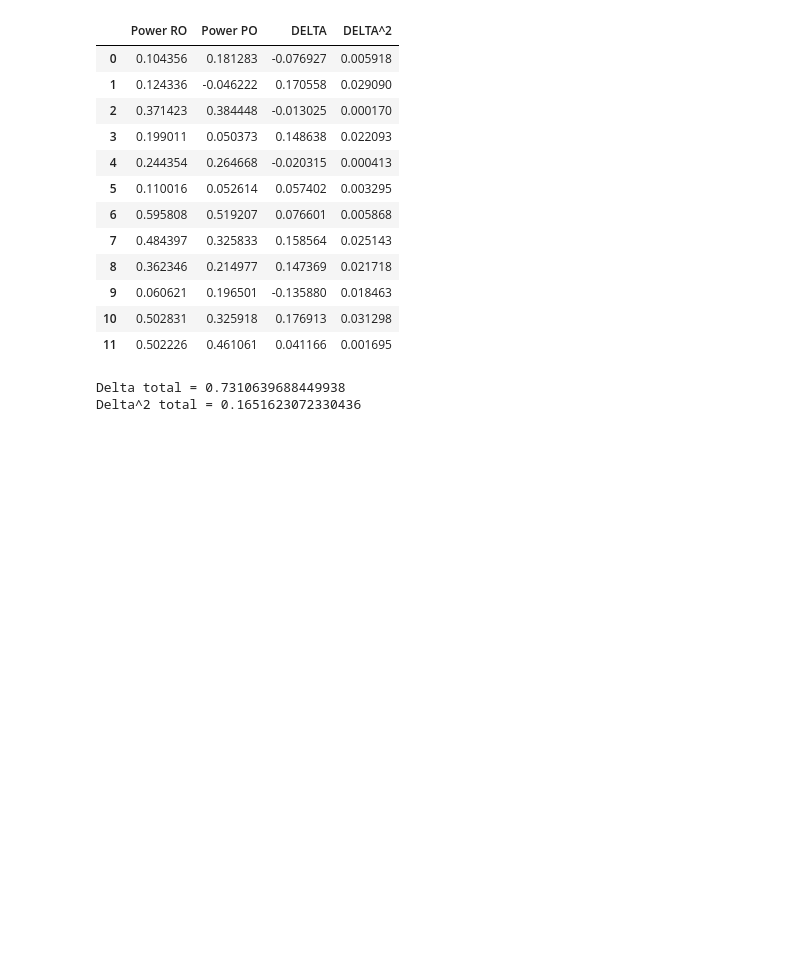
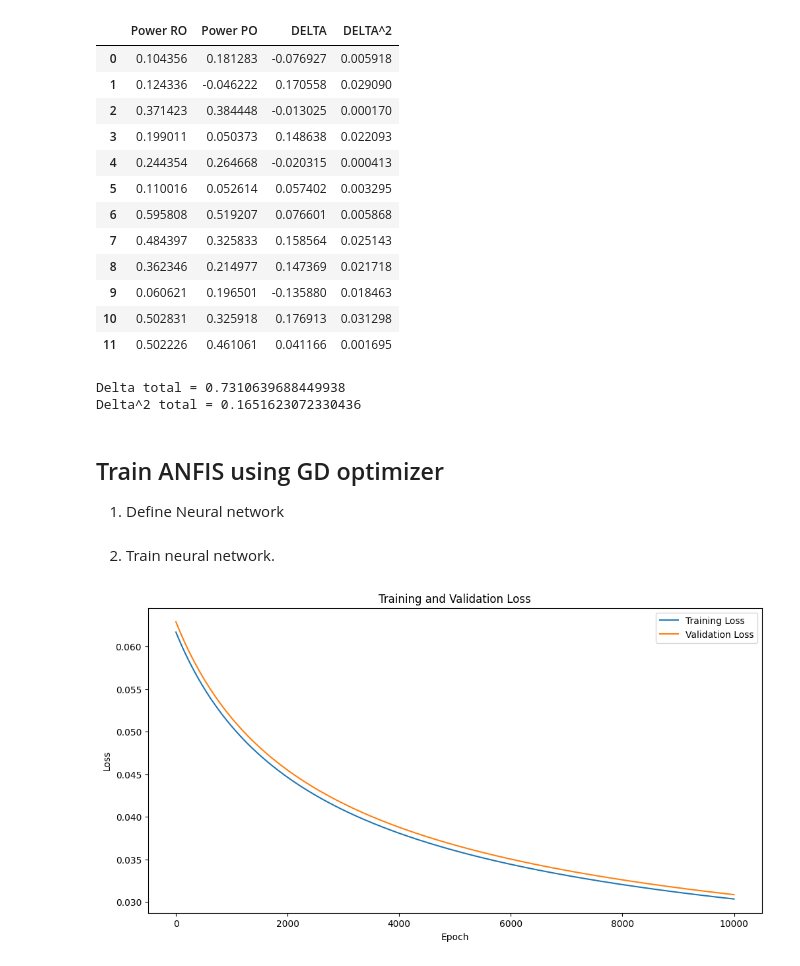
Before and after one commit to melalex/computational-intelligence, a Jupyter notebook: notebooks/wind_turbine_forecasting.ipynb, the cells around one changed output. Drawn from its saved outputs; the diff is of its cells as text; code cells hidden in the pictures; blank space fills up the shorter version.

```diff
--- a/notebooks/wind_turbine_forecasting.ipynb
+++ b/notebooks/wind_turbine_forecasting.ipynb
@@ -359,3 +364,30 @@ print("Delta^2 total = " + str(report_head["DELTA^2"].sum()))
 | 11 | 0.502226 | 0.461061 | 0.041166 | 0.001695 |
 Delta total = 0.7310639688449938
 Delta^2 total = 0.1651623072330436
+# %% [markdown]
+## Train ANFIS using GD optimizer
+
+1. Define Neural network
+# %%
+mf = [
+    [GaussianMF(-1.5, 2), GaussianMF(1, 1.5)],
+    [GaussianMF(-1.5, 2), GaussianMF(1, 1.5)],
+    [GaussianMF(-1.5, 2), GaussianMF(1, 1.5)],
+    [GaussianMF(0, 3), GaussianMF(5, 3)],
+    [GaussianMF(0, 3), GaussianMF(3, 3)],
+    [GaussianMF(-0.5, 1), GaussianMF(0.5, 2)],
+    [GaussianMF(-1, 1), GaussianMF(1, 1)],
+    [GaussianMF(-0.5, 2), GaussianMF(2, 3)],
+]
+
+model = Anfis(mem_fun=mf, loss_fun=MEAN_SQUARED_ERROR, learning_rate=1e-2)
+# %% [markdown]
+2. Train neural network.
+# %%
+history = model.fit(
+    x_train, y_train.reshape(-1), epochs=10_000, validation_data=validation_data
+)
+
+plot_loss_history(history)
+# %% [output]
+[figure, added]
```
Also changed, not shown: parts of 12 cells of this notebook, 26 other files.
